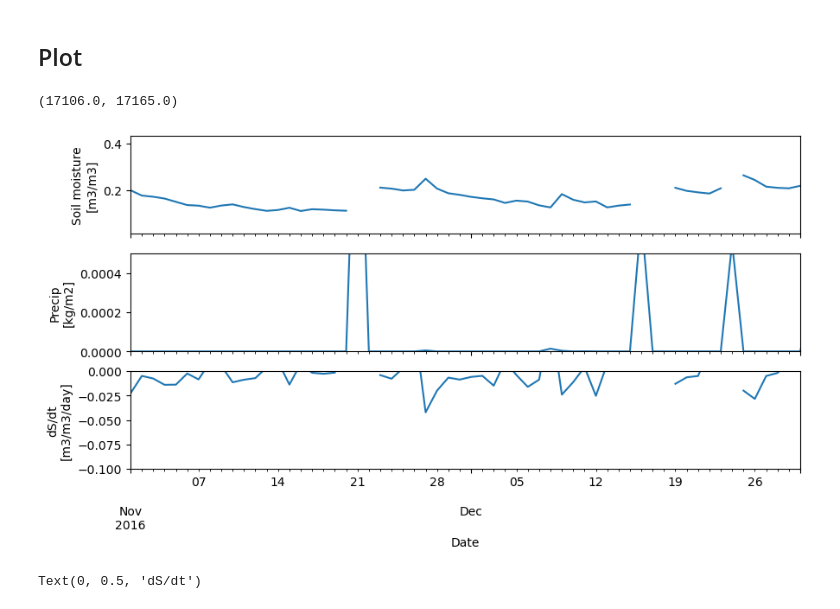
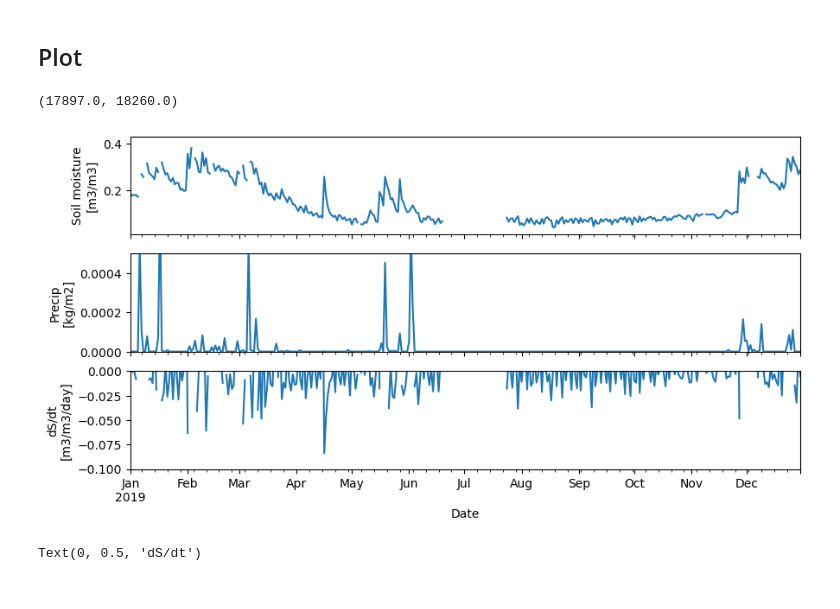
Before and after one commit to RY4GIT/SMSigxSMAP, a Jupyter notebook: 2_code_to_analyze/test_drydown_period_from_pt_sample.ipynb, the cells around one changed output. Saved outputs shown, nothing was run; the diff lists cells and outputs as text; code cells hidden in the pictures.

```diff
--- a/2_code_to_analyze/test_drydown_period_from_pt_sample.ipynb
+++ b/2_code_to_analyze/test_drydown_period_from_pt_sample.ipynb
@@ -211,3 +211,7 @@ ds_synced.head()
 | 2015-04-05 | 0.073338 | 0.0 | 3.96359 | 0.073338 | 0.020496 | 1.0 | 0.008755 |
 | 2015-04-06 | 0.082093 | 0.0 | 3.65490 | 0.082093 | 0.008755 | 1.0 | -0.031190 |
 | 2015-04-07 | 0.050903 | 0.0 | 2.23610 | 0.050903 | -0.031190 | 1.0 | 0.142930 |
+# %%
+dSdt_thresh = 0.03
+ds_synced['dSdt_allow_error'] = ds_synced['dSdt'] - dSdt_thresh
+ds_synced.head()
@@ -216,17 +228,17 @@ ds_synced.head()
 # %%
 fig, (ax1, ax2, ax3) = plt.subplots(3, 1, figsize=(10, 5), sharex=True)
 ds_synced['soil_moisture_daily'].plot(ax=ax1)
 ax1.set_ylabel('Soil moisture\n[m3/m3]')
 ds_synced['precip'].plot(ax=ax2)
 ax2.set_ylim([0, 0.0005])
 ax2.set_ylabel('Precip\n[kg/m2]')
 ds_synced['dSdt'].plot(ax=ax3)
 ax3.set_ylabel('dS/dt\n[m3/m3/day]')
 ax3.set_ylim([-0.1, 0])
-ax1.set_xlim([datetime(2016, 11, 1), datetime(2016, 12, 30)])
+ax1.set_xlim([datetime(2019, 1, 1), datetime(2019, 12, 30)])
 # %% [output]
-(17106.0, 17165.0)
+(17897.0, 18260.0)
-[figure, old version]
+[figure, new version]
 # %%
 x1 = ds_synced.soil_moisture_daily.values
 y1 = ds_synced.dSdt.values * -1
```
Also changed, not shown: parts of 15 cells of this notebook.
